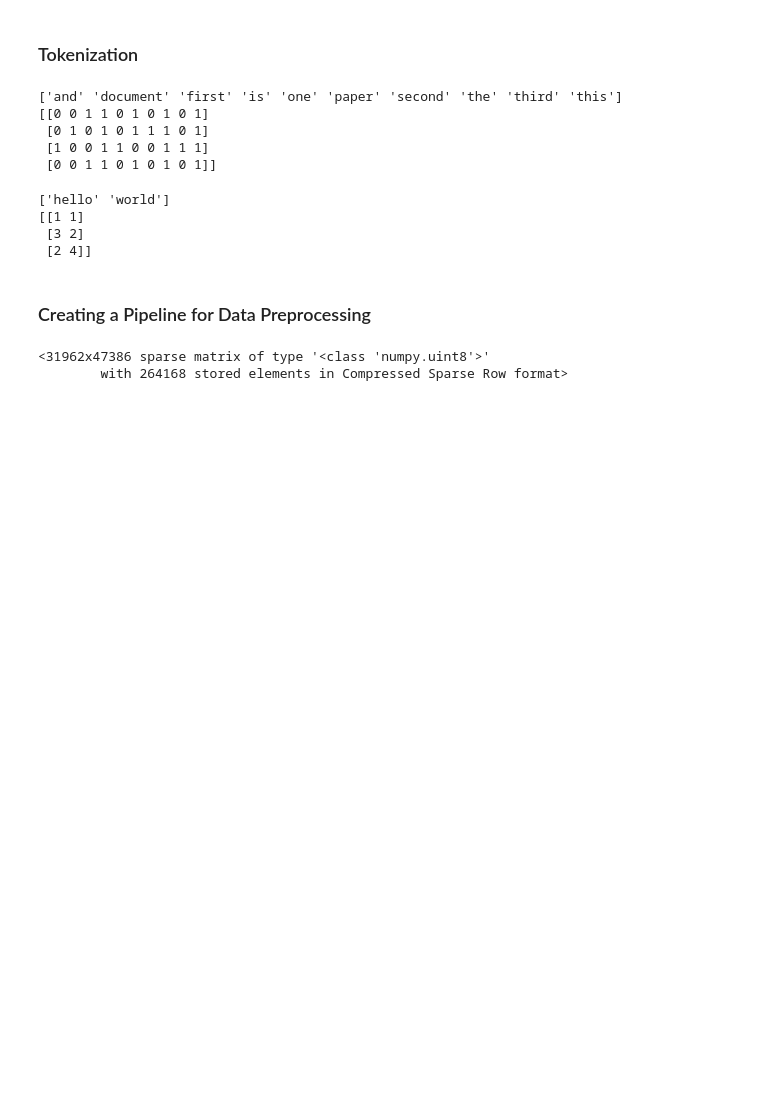
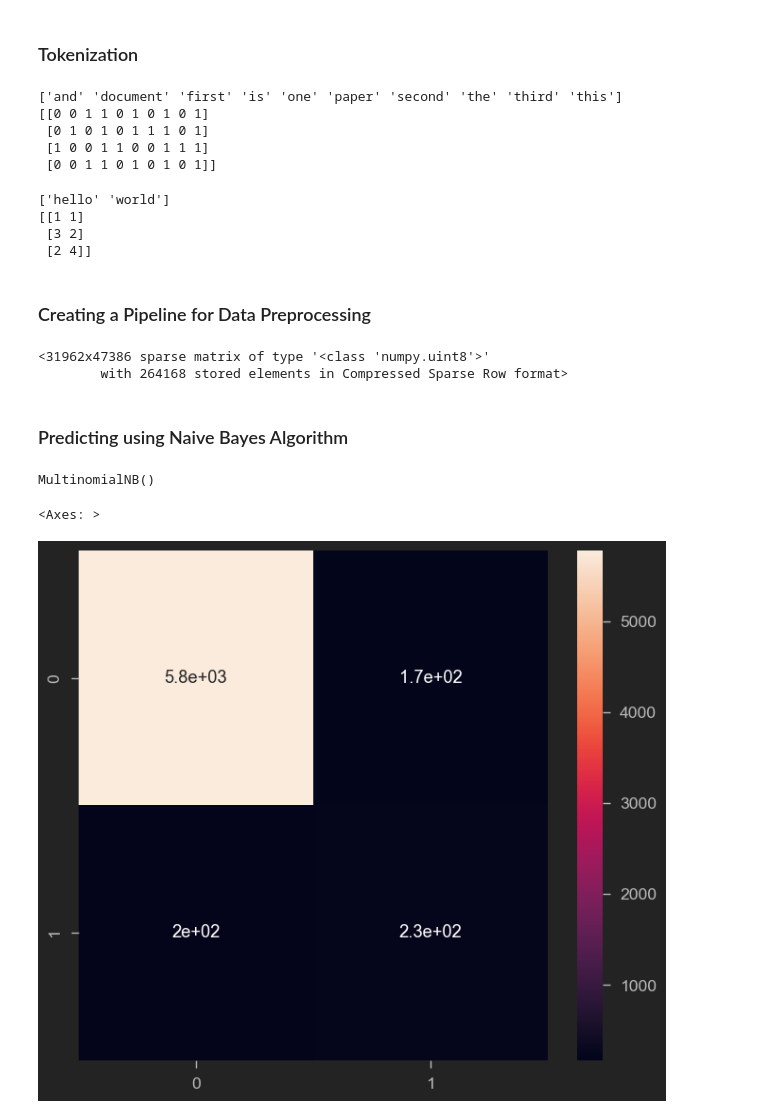
Before and after one commit to krishnanshh/Twitter-Sentiment-Analysis, a Jupyter notebook: twitter_sentiment_analysis_main.ipynb, the cells around one changed output. Saved outputs shown, nothing was run; the diff lists cells and outputs as text; code cells hidden in the pictures; blank space fills up the shorter version.

```diff
--- a/twitter_sentiment_analysis_main.ipynb
+++ b/twitter_sentiment_analysis_main.ipynb
@@ -284,0 +283,12 @@ X.value_counts()
+# %% [markdown]
+### Predicting using Naive Bayes Algorithm
+# %%
+from sklearn.model_selection import train_test_split
+X_train, X_test, y_train, y_test = train_test_split(X, tweets_data['label'], test_size=0.2)
+# %%
+from sklearn.naive_bayes import MultinomialNB
+
+NB_classifier = MultinomialNB()
+NB_classifier.fit(X_train, y_train)
+# %% [output]
+MultinomialNB()
@@ -284,0 +297,8 @@ X.value_counts()
+# %%
+# Predicting the Test set results
+y_predict_test = NB_classifier.predict(X_test)
+cm = confusion_matrix(y_test, y_predict_test)
+sns.heatmap(cm, annot=True)
+# %% [output]
+<Axes: >
+[figure, added]
```
Also changed, not shown: parts of 5 cells of this notebook.
